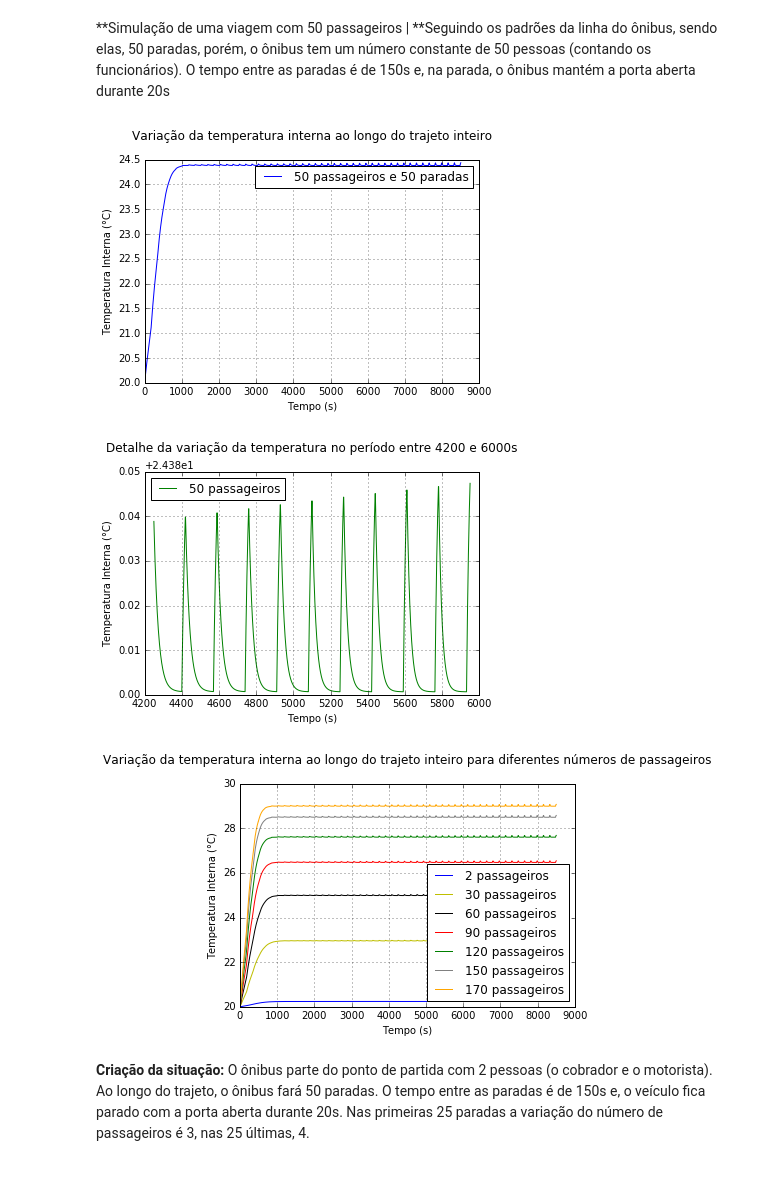
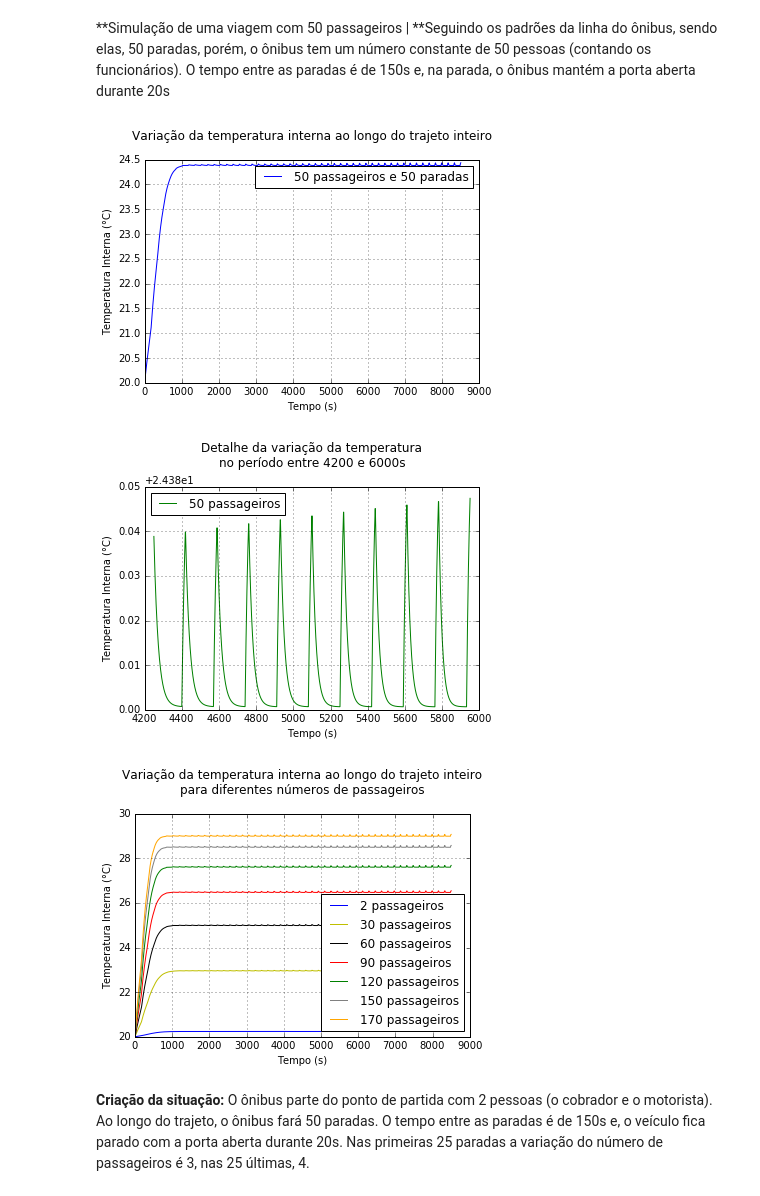
Before and after one commit to lucasfontenla/Projeto2_ModSim_BUS, a Jupyter notebook: Projeto 2 - Ônibus.ipynb, the cells around one changed output. Cells and saved outputs as stored; diff of their text form; code cells hidden in the pictures.

```diff
--- a/Projeto 2 - Ônibus.ipynb
+++ b/Projeto 2 - Ônibus.ipynb
@@ -140,6 +140,7 @@ plt.show()
 "Valores para análise: 0, 30, 60, 90, 120, 150, 170"
 
 T = list()
+T0 = Texterna = (20 + 273) #20°C para Kelvin
 Val_analise = [2, 30, 60, 90, 120, 150, 170]
 
 for i in Val_analise:
@@ -156,7 +157,7 @@ plt.plot(lista_tempo, T[6], "orange", label="170 passageiros")
 plt.legend(loc="best")
 plt.ylabel("Temperatura Interna (°C)")
 plt.xlabel("Tempo (s)")
-plt.title("Variação da temperatura interna ao longo do tempo, para diferentes números de passageiros\n")
+plt.title("Variação da temperatura interna ao longo do tempo,\npara diferentes números de passageiros\n")
 plt.grid(True)
 plt.show()
 # %% [output]
@@ -224,35 +225,35 @@ for i in range(1, 51):
     lista_tempo = linspace(150*i, 170*i, 20)
     P.append(odeint(CalculaT_stop, T0, lista_tempo, args=(Texterna,)) - 273)
     T0 = P[-1][-1] + 273
 
 lista_tempo = linspace(0, 170*(51-1), 170*(51-1))
 
 for j in range(0, 100):
     T += list(P[j])
 
 plt.plot(lista_tempo, T, label="50 passageiros e 50 paradas")
 plt.legend(loc="best")
 plt.ylabel("Temperatura Interna (°C)")
 plt.xlabel("Tempo (s)")
 plt.title("Variação da temperatura interna ao longo do trajeto inteiro\n")
 plt.grid(True)
 plt.show()
 
 #zoom após ter sido atingida a temperatura máxima
 T2 = T[int(len(T)/2) : int(len(T)*.70)] #com a lista de temperaturas a partir da metade do tempo
 
 lista_tempo2 = linspace(170*25, 170*35, 170*10)
 
 plt.plot(lista_tempo2, T2, "g", label="50 passageiros")
 plt.legend(loc="best")
 plt.ylabel("Temperatura Interna (°C)")
 plt.xlabel("Tempo (s)")
-plt.title("Detalhe da variação da temperatura no período entre 4200 e 6000s\n")
+plt.title("Detalhe da variação da temperatura\nno período entre 4200 e 6000s\n")
 plt.grid(True)
 plt.show()
 # %% [output]
 [figure]
-[figure, old version]
+[figure, new version]
 # %%
 "Mesmo modelo anterior porém com múmero de pessoas diferentes"
 
@@ -291,10 +292,10 @@ plt.plot(lista_tempo, T[6], "orange", label="170 passageiros")
 plt.legend(loc="best")
 plt.ylabel("Temperatura Interna (°C)")
 plt.xlabel("Tempo (s)")
-plt.title("Variação da temperatura interna ao longo do trajeto inteiro para diferentes números de passageiros\n")
+plt.title("Variação da temperatura interna ao longo do trajeto inteiro\npara diferentes números de passageiros\n")
 plt.grid(True)
 plt.show()
 # %% [output]
-[figure, old version]
+[figure, new version]
 # %% [markdown]
  **Criação da situação:** O ônibus parte do ponto de partida com 2 pessoas (o cobrador e o motorista). Ao longo do trajeto, o ônibus fará 50 paradas. O tempo entre as paradas é de 150s e, o veículo fica parado com a porta aberta durante 20s. Nas primeiras 25 paradas a variação do número de passageiros é 3, nas 25 últimas, 4.
```
Also changed, not shown: parts of 5 cells of this notebook.
